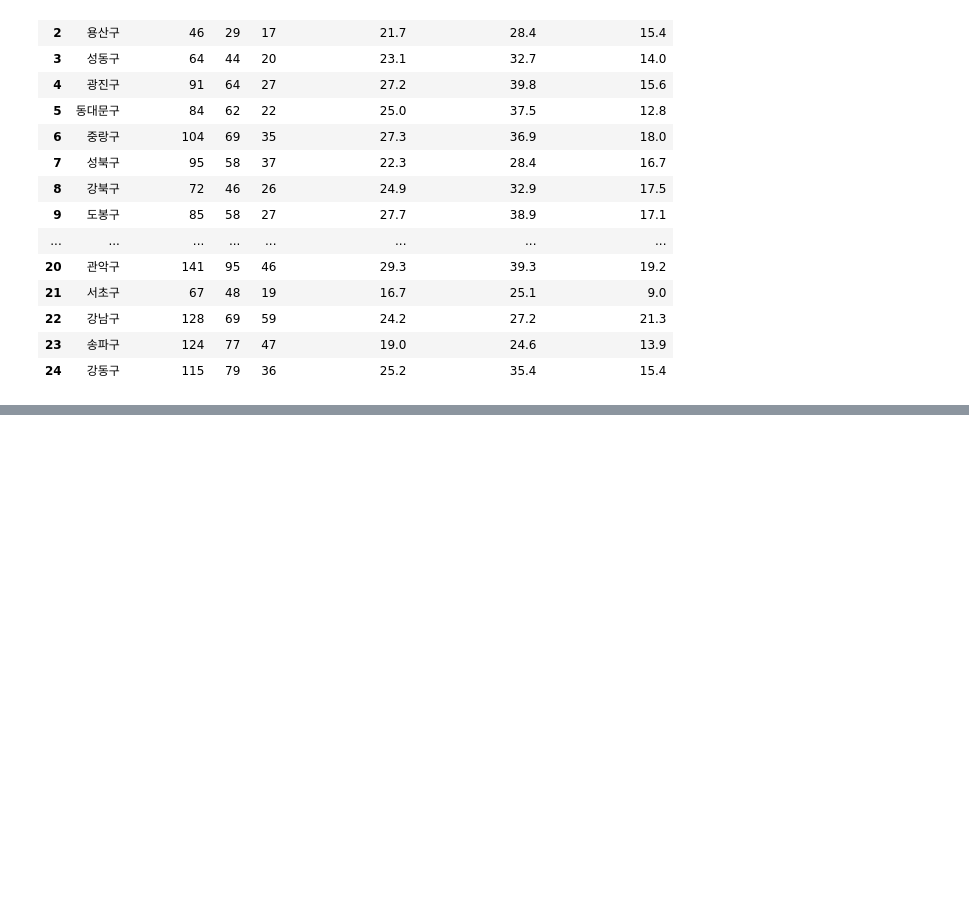
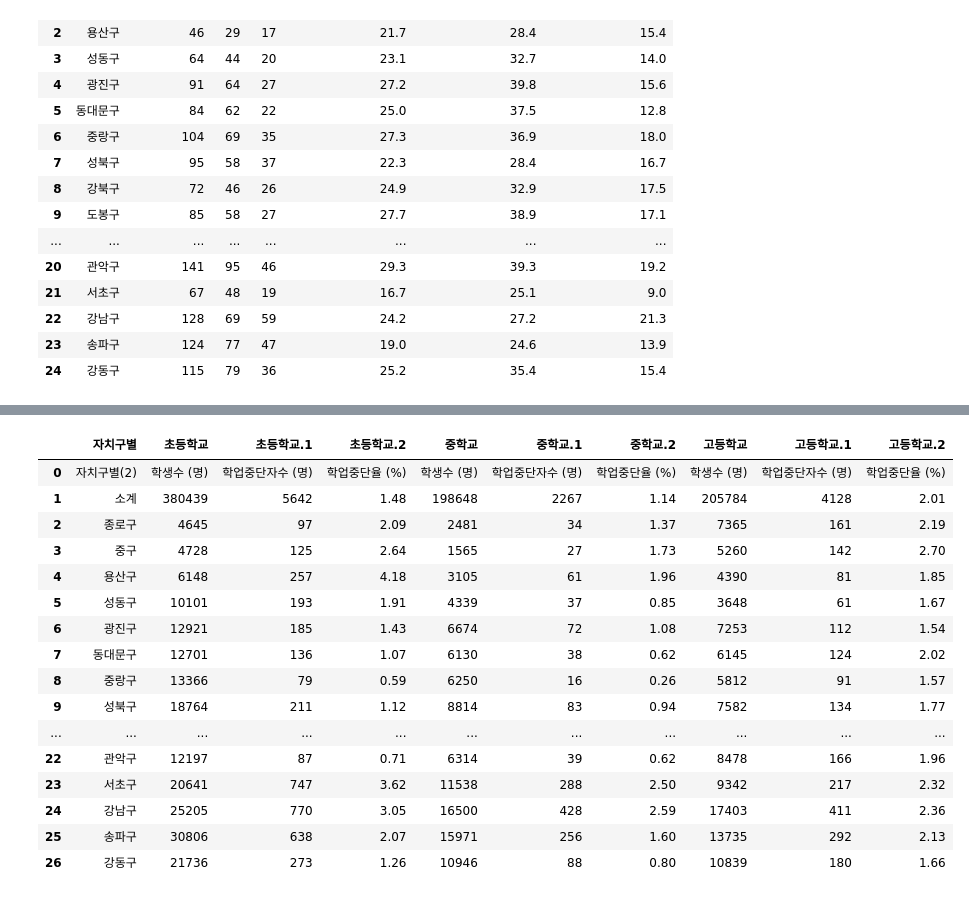
Before and after one commit to CityCrimeResearch/MidProject, a Jupyter notebook: ipynbTest/Junhyeok/Processing2.ipynb, the cells around one changed output, grey strips where cells are left out. Saved outputs shown, nothing was run; the diff lists cells and outputs as text; code cells hidden in the pictures; blank space fills up the shorter version.

```diff
--- a/ipynbTest/Junhyeok/Processing2.ipynb
+++ b/ipynbTest/Junhyeok/Processing2.ipynb
@@ -705,0 +729,24 @@ suicide_df.to_csv('data/processed/자살율통계_서울시울시2023.csv', enco
+# %%
+# 컬럼 자치구별(1) 삭제
+stopThinking_df.drop('자치구별(1)', axis=1, inplace=True)
+# 컬럼 이름을 바꿔준다.
+stopThinking_df = stopThinking_df.rename(columns={'자치구별(2)': '자치구별'})
+stopThinking_df
+# %% [output]
+|  | 자치구별 | 초등학교 | 초등학교.1 | 초등학교.2 | 중학교 | 중학교.1 | 중학교.2 | 고등학교 | 고등학교.1 | 고등학교.2 |
+| 0 | 자치구별(2) | 학생수 (명) | 학업중단자수 (명) | 학업중단율 (%) | 학생수 (명) | 학업중단자수 (명) | 학업중단율 (%) | 학생수 (명) | 학업중단자수 (명) | 학업중단율 (%) |
+| 1 | 소계 | 380439 | 5642 | 1.48 | 198648 | 2267 | 1.14 | 205784 | 4128 | 2.01 |
+| 2 | 종로구 | 4645 | 97 | 2.09 | 2481 | 34 | 1.37 | 7365 | 161 | 2.19 |
+| 3 | 중구 | 4728 | 125 | 2.64 | 1565 | 27 | 1.73 | 5260 | 142 | 2.70 |
+| 4 | 용산구 | 6148 | 257 | 4.18 | 3105 | 61 | 1.96 | 4390 | 81 | 1.85 |
+| 5 | 성동구 | 10101 | 193 | 1.91 | 4339 | 37 | 0.85 | 3648 | 61 | 1.67 |
+| 6 | 광진구 | 12921 | 185 | 1.43 | 6674 | 72 | 1.08 | 7253 | 112 | 1.54 |
+| 7 | 동대문구 | 12701 | 136 | 1.07 | 6130 | 38 | 0.62 | 6145 | 124 | 2.02 |
+| 8 | 중랑구 | 13366 | 79 | 0.59 | 6250 | 16 | 0.26 | 5812 | 91 | 1.57 |
+| 9 | 성북구 | 18764 | 211 | 1.12 | 8814 | 83 | 0.94 | 7582 | 134 | 1.77 |
+| ... | ... | ... | ... | ... | ... | ... | ... | ... | ... | ... |
+| 22 | 관악구 | 12197 | 87 | 0.71 | 6314 | 39 | 0.62 | 8478 | 166 | 1.96 |
+| 23 | 서초구 | 20641 | 747 | 3.62 | 11538 | 288 | 2.50 | 9342 | 217 | 2.32 |
+| 24 | 강남구 | 25205 | 770 | 3.05 | 16500 | 428 | 2.59 | 17403 | 411 | 2.36 |
+| 25 | 송파구 | 30806 | 638 | 2.07 | 15971 | 256 | 1.60 | 13735 | 292 | 2.13 |
+| 26 | 강동구 | 21736 | 273 | 1.26 | 10946 | 88 | 0.80 | 10839 | 180 | 1.66 |
```
Also changed, not shown: parts of 8 cells of this notebook, 1 other file.
